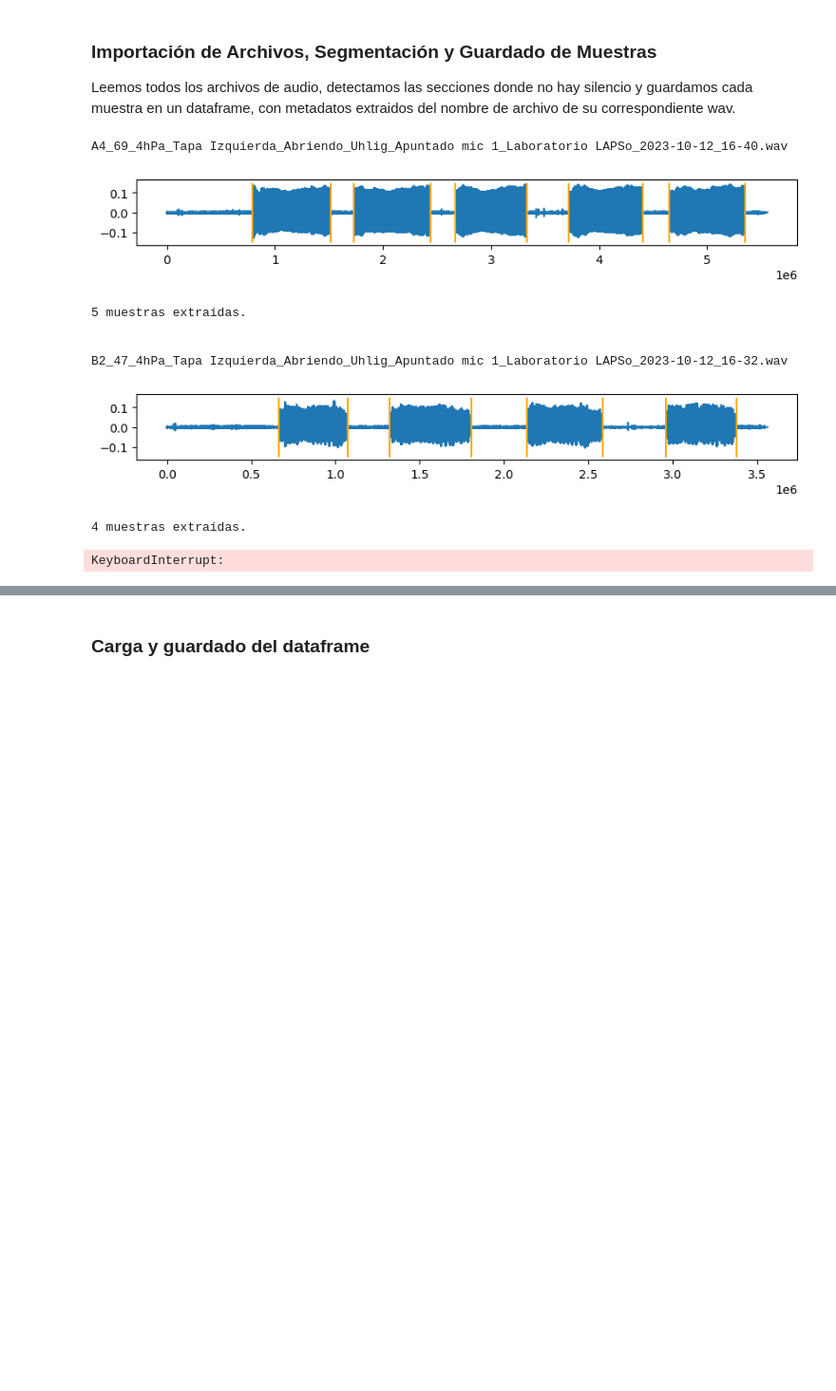
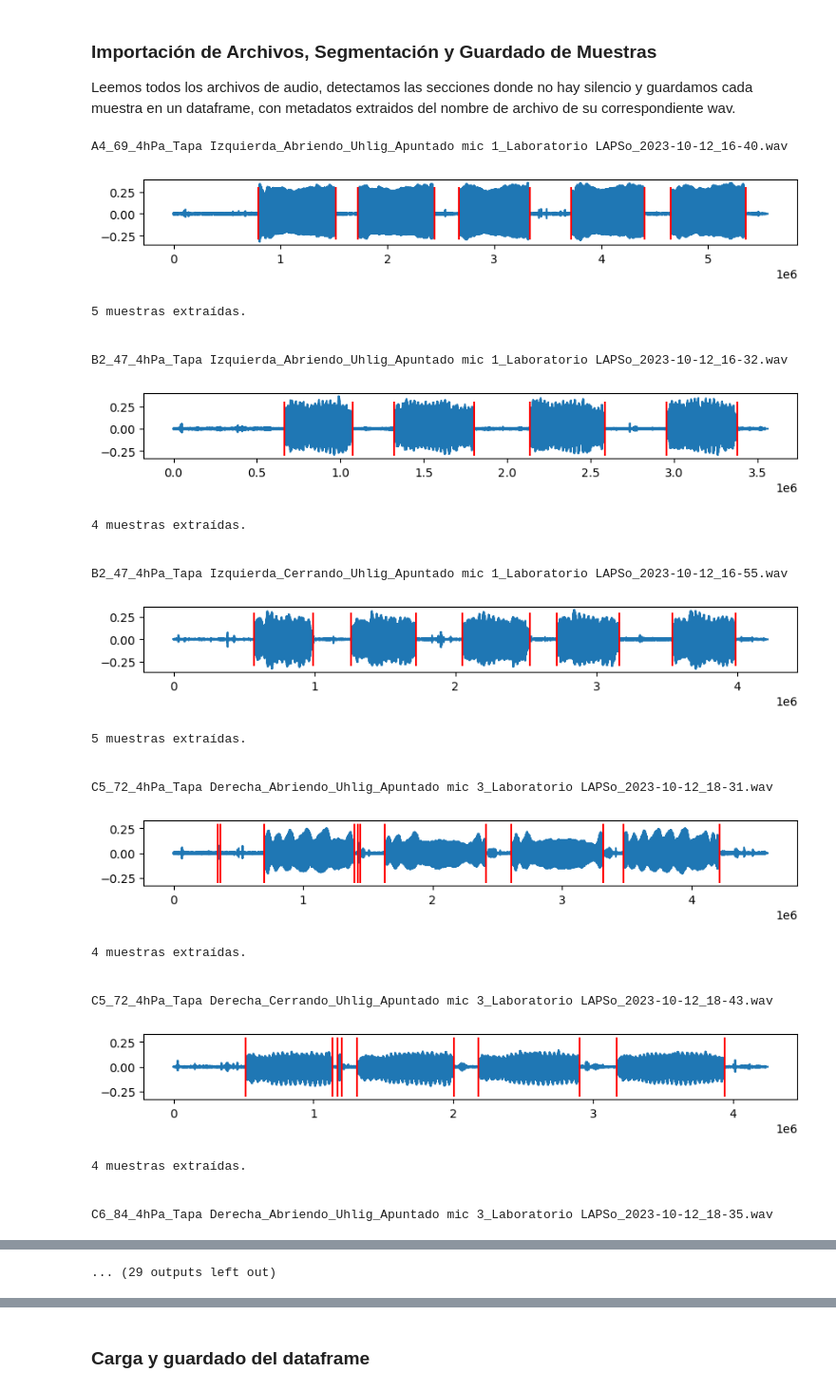
Before and after one commit to MatiasCarbone/Analisis-Directividad, a Jupyter notebook: Analisis Directividad.ipynb, the cells around one changed output, grey strips where cells are left out. Shown at 95% size. Cells and saved outputs as stored; diff of their text form; code cells hidden in the pictures; blank space fills up the shorter version.

```diff
--- a/Analisis Directividad.ipynb
+++ b/Analisis Directividad.ipynb
@@ -38,16 +40,17 @@ fs = 48000
 
 Leemos todos los archivos de audio, detectamos las secciones donde no hay silencio y guardamos cada muestra en un dataframe, con metadatos extraidos del nombre de archivo de su correspondiente wav.
 # %%
-path = "Grabaciones Bandoneon/"
+path = "Grabaciones Bandoneon Compensadas/"
+
 # Guardamos todos los nombres de archivo en una lista
 files_list = os.listdir(path)
 
 # Variables para los cortes
 topdb = 16
 framelength = 10
-margen = 3000  # Margen para recortar los samples (en muestras)
+margen = int(fs * 2)  # Margen para recortar los samples (en segundos)
 
-# Dataframe para guardar los datos
+# Dataframe para guardar los metadatos y las muestras
 df = pd.DataFrame(
     columns=[
         "Nota",
@@ -66,7 +69,7 @@ df = pd.DataFrame(
 )
 
 for file in files_list:
-    audio, sr = li.load(f"{path}{file}", mono=False, sr=fs)
+    audio, sr = li.load(f"{path}{file}", mono=False, sr=fs) # Cargamos cada archivo wav
 
     # Variables extraidas del nombre del archivo, para guardar en el Dataframe
     note_name = file.split("_")[0]
@@ -92,9 +95,9 @@ for file in files_list:
         top_db=topdb,
         frame_length=2048 * framelength,
         hop_length=2048,
-    )  # Lista con los cortes
+    )  # Generamos la lista con los cortes para dividir en muestras
 
-    n = 0; # Para printear el numero de samples extraidos
+    n = 0; # Para printear el numero de samples extraidos por cada archivo
 
     for d in div:
         if d[1] - d[0] < fs * 2.5:
@@ -107,37 +110,52 @@ for file in files_list:
             "Fundamental": fundamental,
             "Nota": note_name,
             "Presion_Aprox": presion_aprox,
             "Tapa": tapa,
             "Accion": accion,
             "Sample_Rate": sr,
             "Bandoneon": bandoneon,
             "Mic_Apuntado": apuntado,
             "Recinto": recinto,
             "Fecha": fecha,
         }
         df.loc[len(df)] = new_row
         n += 1
 
     # Graficar cada archivo de audio con sus cortes, comentar si no es necesario.
     print(file)
     plt.subplots(figsize=(10, 1))
     plt.plot(audio[0])
-    plt.vlines(div, ymax=0.15, ymin=-0.15, colors="orange")
+    plt.vlines(div, ymax=0.3, ymin=-0.3, colors="red")
     plt.show()
     print(f"{n} muestras extraídas.\n\n")
 
 
 # Convertir el dtype de la columna de fecha
 df["Fecha"] = pd.to_datetime(df["Fecha"])
-
-df
 # %% [output]
 A4_69_4hPa_Tapa Izquierda_Abriendo_Uhlig_Apuntado mic 1_Laboratorio LAPSo_2023-10-12_16-40.wav
-[figure, old version]
+[figure, new version]
 5 muestras extraídas.
 
 
 B2_47_4hPa_Tapa Izquierda_Abriendo_Uhlig_Apuntado mic 1_Laboratorio LAPSo_2023-10-12_16-32.wav
-[figure, old version]
+[figure, new version]
 4 muestras extraídas.
+
+
+B2_47_4hPa_Tapa Izquierda_Cerrando_Uhlig_Apuntado mic 1_Laboratorio LAPSo_2023-10-12_16-55.wav
+[figure, added]
-KeyboardInterrupt:
+5 muestras extraídas.
+
+
+C5_72_4hPa_Tapa Derecha_Abriendo_Uhlig_Apuntado mic 3_Laboratorio LAPSo_2023-10-12_18-31.wav
+[figure, added]
+4 muestras extraídas.
+
+
+C5_72_4hPa_Tapa Derecha_Cerrando_Uhlig_Apuntado mic 3_Laboratorio LAPSo_2023-10-12_18-43.wav
+[figure, added]
+4 muestras extraídas.
+
+
+C6_84_4hPa_Tapa Derecha_Abriendo_Uhlig_Apuntado mic 3_Laboratorio LAPSo_2023-10-12_18-35.wav
@@ -143,0 +163 @@ KeyboardInterrupt:
+... (29 outputs left out)
```
Also changed, not shown: parts of 17 cells of this notebook, 1 other file.
